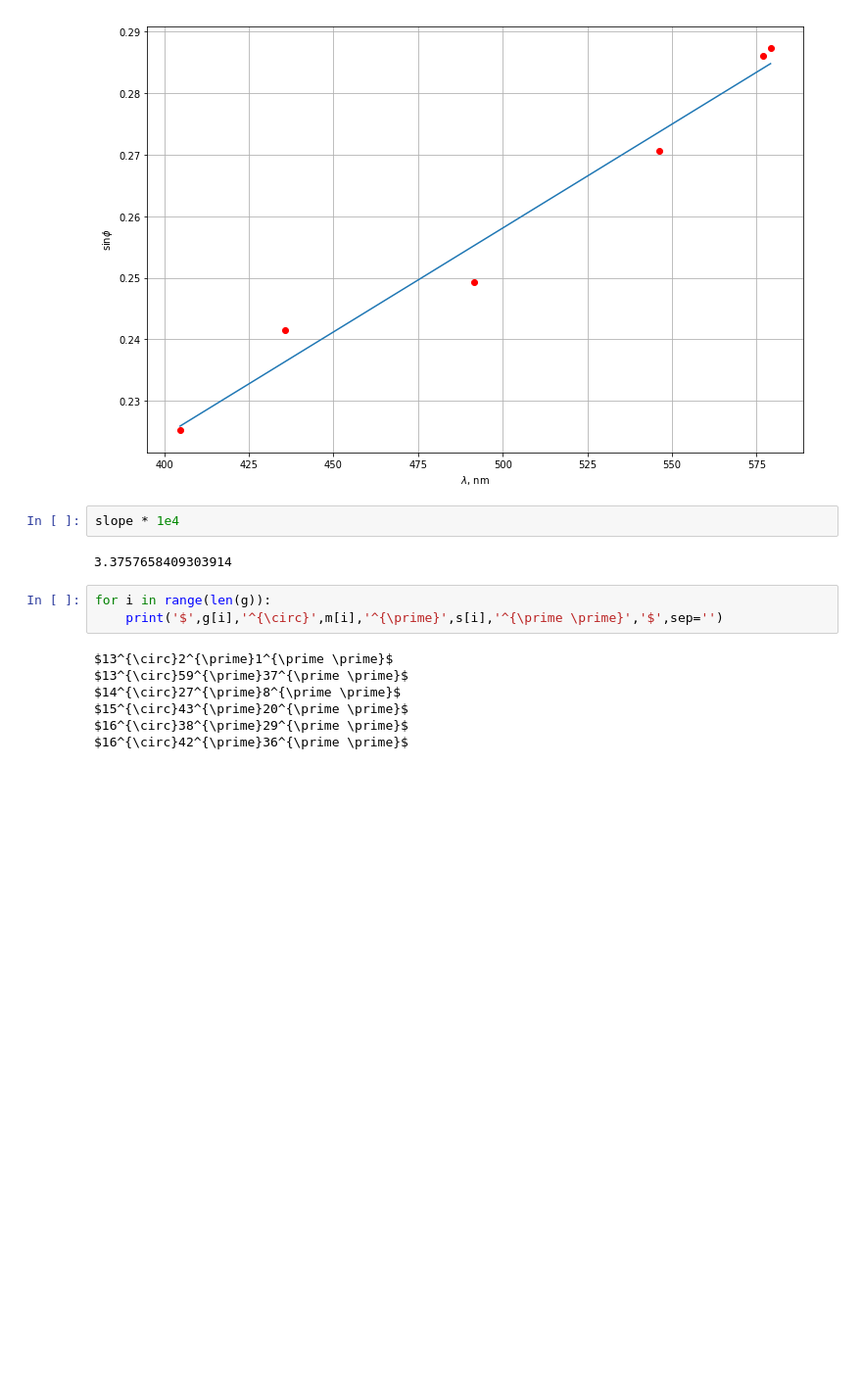
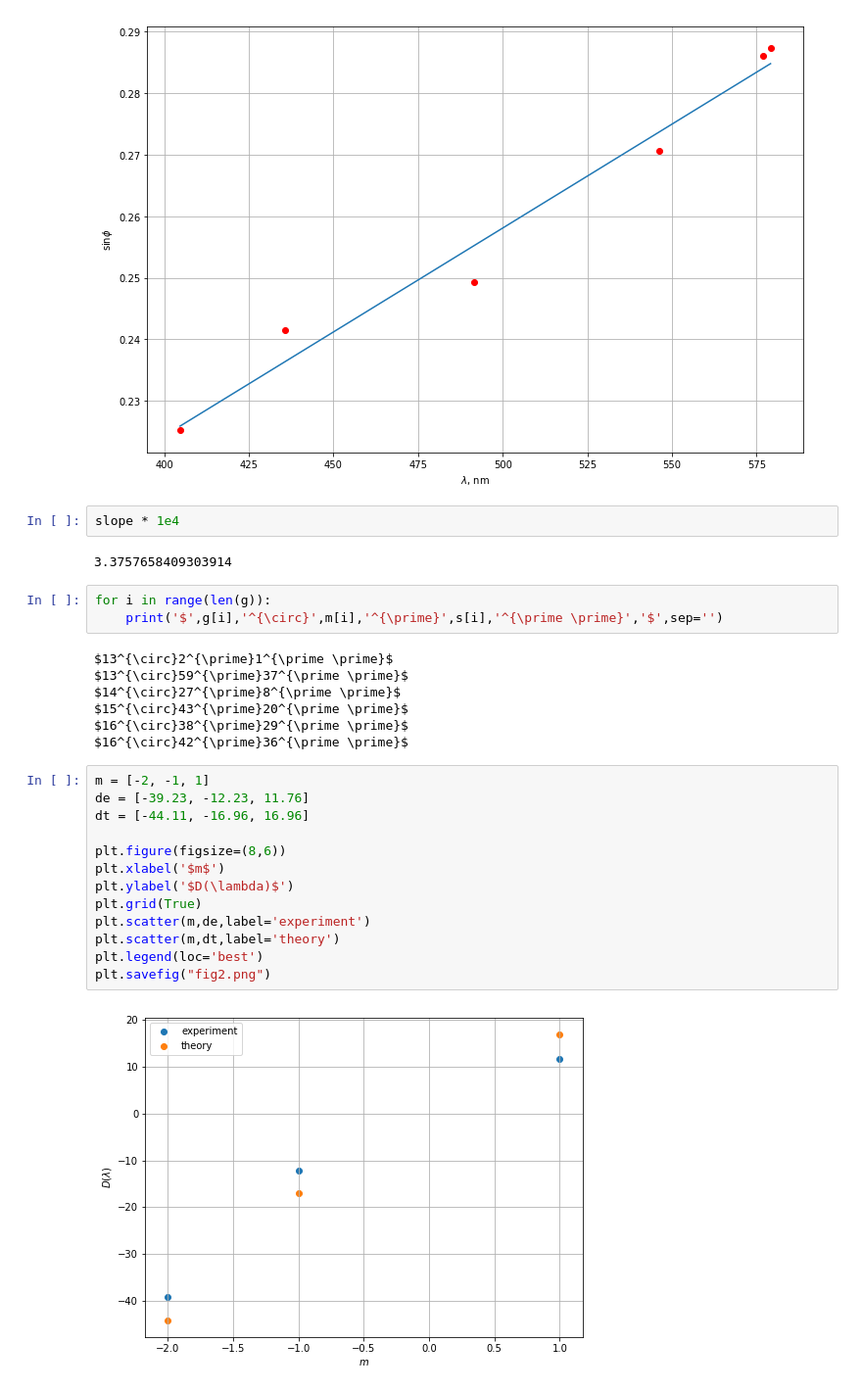
Before and after one commit to Andy683/genphys.labs, a Jupyter notebook: 4.4.1/useless.ipynb, the cells around one changed output. Shown at 98% size. Cells and saved outputs as stored; diff of their text form; blank space fills up the shorter version.

```diff
--- a/4.4.1/useless.ipynb
+++ b/4.4.1/useless.ipynb
@@ -42,3 +42,18 @@ $14^{\circ}27^{\prime}8^{\prime \prime}$
 $15^{\circ}43^{\prime}20^{\prime \prime}$
 $16^{\circ}38^{\prime}29^{\prime \prime}$
 $16^{\circ}42^{\prime}36^{\prime \prime}$
+# %%
+m = [-2, -1, 1]
+de = [-39.23, -12.23, 11.76]
+dt = [-44.11, -16.96, 16.96]
+
+plt.figure(figsize=(8,6))
+plt.xlabel('$m$')
+plt.ylabel('$D(\lambda)$')
+plt.grid(True)
+plt.scatter(m,de,label='experiment')
+plt.scatter(m,dt,label='theory')
+plt.legend(loc='best')
+plt.savefig("fig2.png")
+# %% [output]
+[figure, added]
```
Also changed, not shown: 3 other files.
